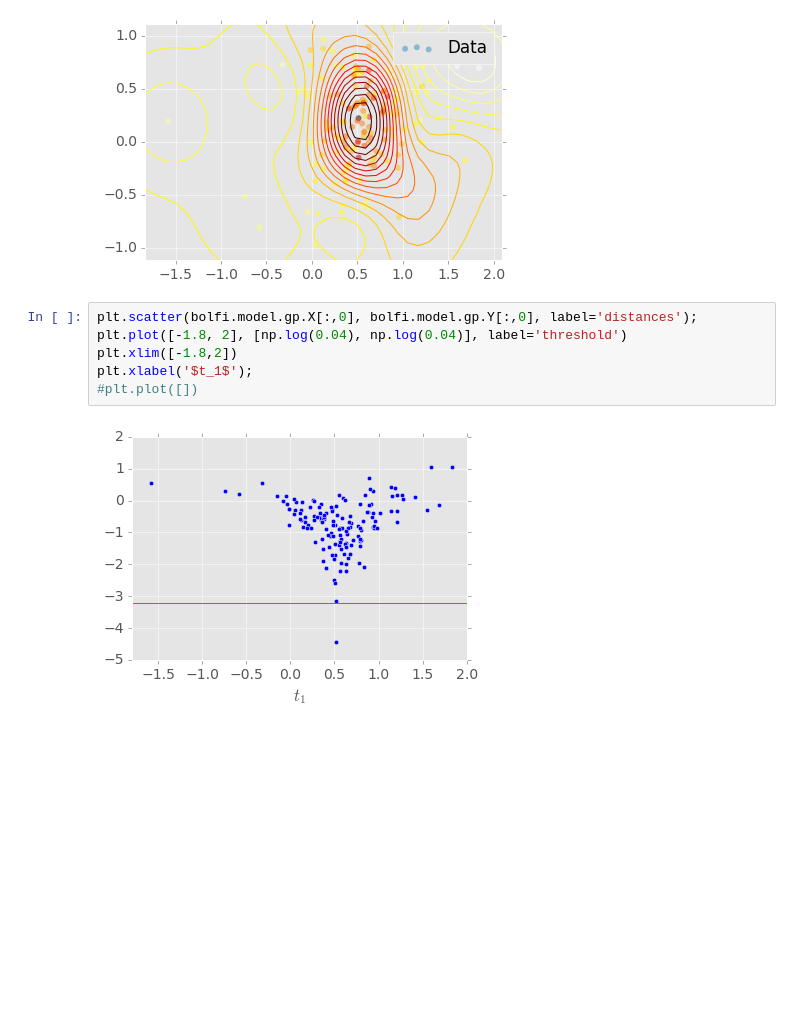
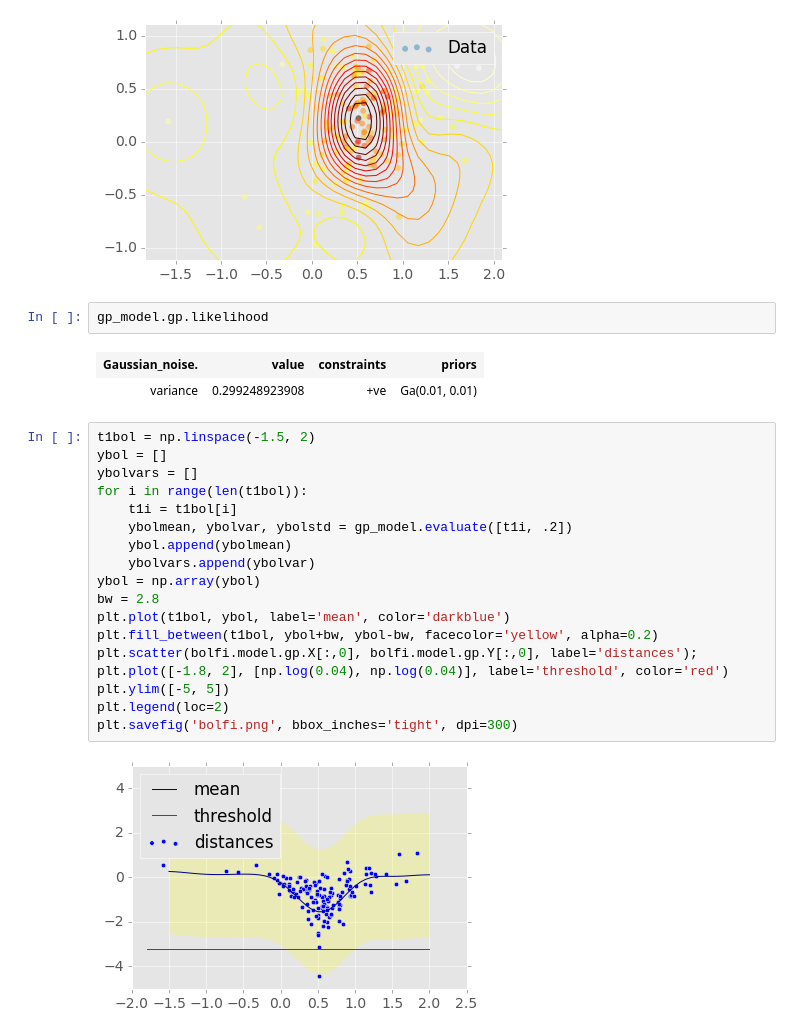
Before and after one commit to jbenden/elfi, a Jupyter notebook: notebooks/ma2_example-poster.ipynb, the cells around one changed output. Saved outputs shown, nothing was run; the diff lists cells and outputs as text; blank space fills up the shorter version.

Commit message:
Bolfi illustration plot

```diff
--- a/notebooks/ma2_example-poster.ipynb
+++ b/notebooks/ma2_example-poster.ipynb
@@ -382,11 +382,28 @@ bolfi.model.gp.plot();
 plt.savefig('gp.png', bbox_inches='tight', dpi=300)
 # %% [output]
 [figure]
-# %%
-plt.scatter(bolfi.model.gp.X[:,0], bolfi.model.gp.Y[:,0], label='distances');
-plt.plot([-1.8, 2], [np.log(0.04), np.log(0.04)], label='threshold')
-plt.xlim([-1.8,2])
-plt.xlabel('$t_1$');
-#plt.plot([])
-# %% [output]
-[figure, removed]
+# %%
+gp_model.gp.likelihood
+# %% [output]
+| Gaussian_noise. | value | constraints | priors |
+| variance | 0.299248923908 | +ve | Ga(0.01, 0.01) |
+# %%
+t1bol = np.linspace(-1.5, 2)
+ybol = []
+ybolvars = []
+for i in range(len(t1bol)):
+    t1i = t1bol[i]
+    ybolmean, ybolvar, ybolstd = gp_model.evaluate([t1i, .2])
+    ybol.append(ybolmean)
+    ybolvars.append(ybolvar)
+ybol = np.array(ybol)
+bw = 2.8
+plt.plot(t1bol, ybol, label='mean', color='darkblue')
+plt.fill_between(t1bol, ybol+bw, ybol-bw, facecolor='yellow', alpha=0.2)
+plt.scatter(bolfi.model.gp.X[:,0], bolfi.model.gp.Y[:,0], label='distances');
+plt.plot([-1.8, 2], [np.log(0.04), np.log(0.04)], label='threshold', color='red')
+plt.ylim([-5, 5])
+plt.legend(loc=2)
+plt.savefig('bolfi.png', bbox_inches='tight', dpi=300)
+# %% [output]
+[figure, added]
```
